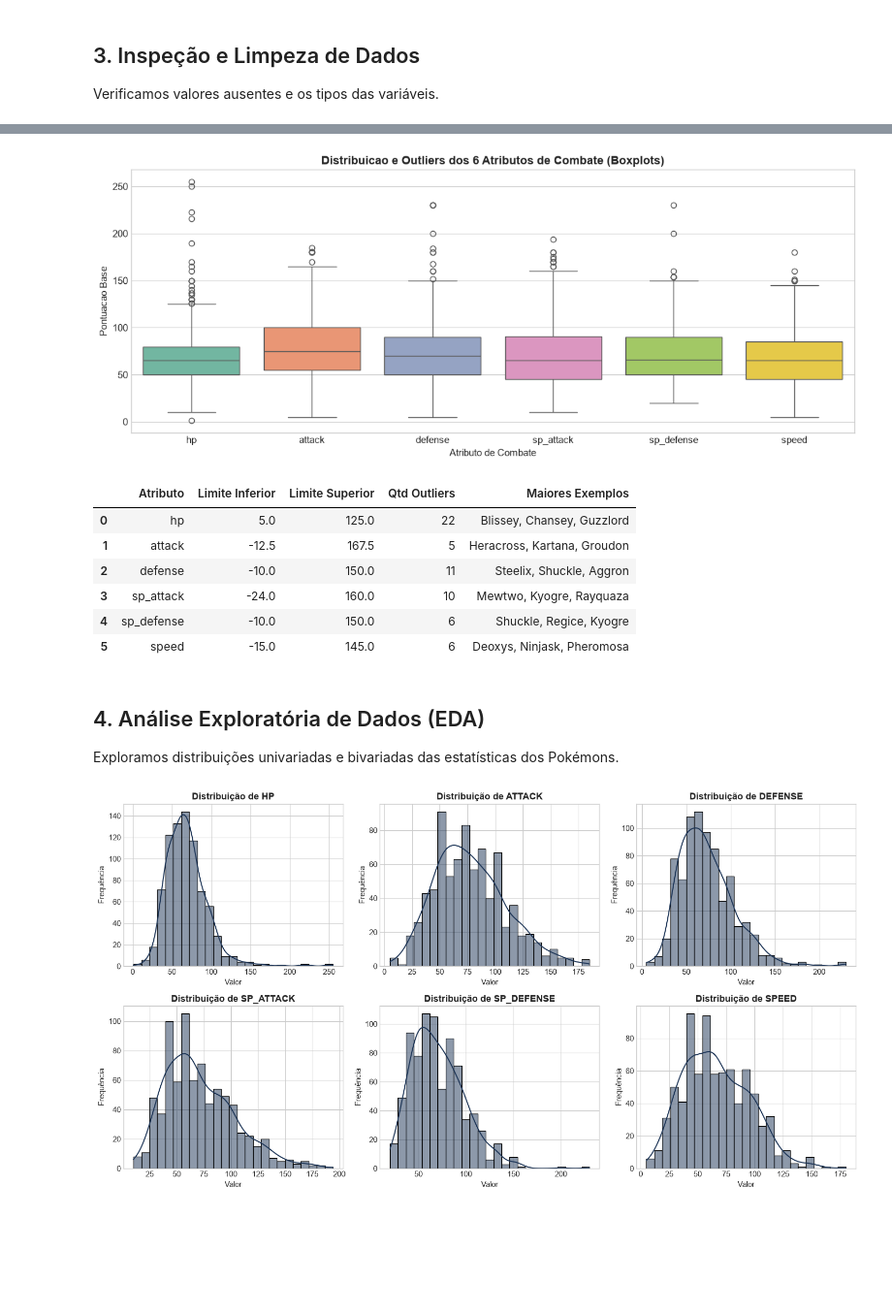
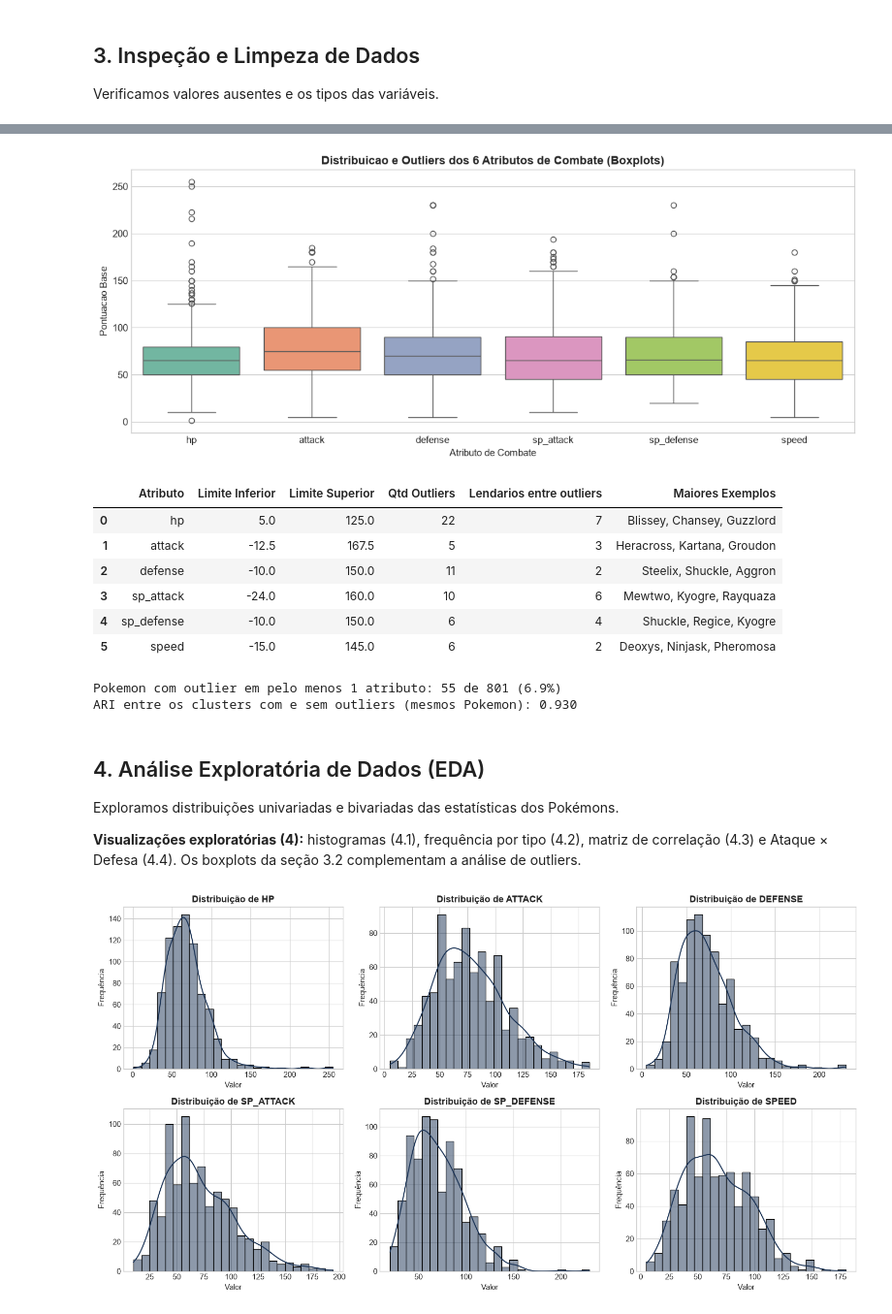
Before and after one commit to gabimontcruz/Projeto_AVD, a Jupyter notebook: src/parte_especifica/eda.ipynb, the cells around one changed output, grey strips where cells are left out. Shown at 97% size. Cells and saved outputs as stored; diff of their text form; code cells hidden in the pictures; blank space fills up the shorter version.

```diff
--- a/src/parte_especifica/eda.ipynb
+++ b/src/parte_especifica/eda.ipynb
@@ -93,12 +195,21 @@ dtype: int64
 # %%
-# Tratamento de nulos em altura e peso e padronização de textos
+# [IA] Claude (Antigravity) – Tratamento dos dados faltantes conforme o diagnostico da secao 3.1
 df['height_m'] = pd.to_numeric(df['height_m'], errors='coerce')
 df['weight_kg'] = pd.to_numeric(df['weight_kg'], errors='coerce')
-df['height_m'] = df['height_m'].fillna(df['height_m'].median())
-df['weight_kg'] = df['weight_kg'].fillna(df['weight_kg'].median())
-df['type2'] = df['type2'].fillna('None')
 
-# Estatísticas resumo das variáveis de combate
+# Altura/peso: NAO imputamos (ausencia ligada a formas alternativas; colunas fora do K-Means)
+df['forma_alternativa_sem_medida'] = df['height_m'].isna()
+
+# type2: ausencia estrutural -> categoria explicita
+df['type2'] = df['type2'].fillna('Nenhum')
+
+# percentage_male: ausencia estrutural (sem genero) -> flag, sem imputacao
+df['sem_genero'] = df['percentage_male'].isna()
+
+print('Nulos restantes (intencionais):')
+print(df[['height_m', 'weight_kg', 'percentage_male', 'type2']].isnull().sum())
+
+# Estatisticas resumo das variaveis de combate (sem nenhum nulo)
 combat_stats = ['hp', 'attack', 'defense', 'sp_attack', 'sp_defense', 'speed', 'base_total']
 df[combat_stats].describe().round(2)
 # %% [output]
@@ -162,43 +249,70 @@ Avaliamos a presença de valores extremos nos 6 atributos de combate usando boxp
 # [IA] Gemini – Deteccao de outliers por IQR e visualizacao em boxplots dos atributos de combate
 stats_combate = ['hp', 'attack', 'defense', 'sp_attack', 'sp_defense', 'speed']
 fig, ax = plt.subplots(figsize=(12, 5))
 sns.boxplot(data=df[stats_combate], palette='Set2', ax=ax)
 ax.set_title('Distribuicao e Outliers dos 6 Atributos de Combate (Boxplots)', fontsize=13, fontweight='bold')
 ax.set_xlabel('Atributo de Combate')
 ax.set_ylabel('Pontuacao Base')
 plt.tight_layout()
 plt.savefig(os.path.join('..', '..', 'out', 'parte_especifica', '7_boxplots_outliers.png'), dpi=150)
 plt.show()
 
 resumo_outliers = []
 for col in stats_combate:
     q1 = df[col].quantile(0.25)
     q3 = df[col].quantile(0.75)
     iqr = q3 - q1
     lim_inf = q1 - 1.5 * iqr
     lim_sup = q3 + 1.5 * iqr
     mask = (df[col] < lim_inf) | (df[col] > lim_sup)
     exemplos = df[mask].nlargest(3, col)['name'].tolist()
     resumo_outliers.append({
         'Atributo': col,
         'Limite Inferior': round(lim_inf, 1),
         'Limite Superior': round(lim_sup, 1),
         'Qtd Outliers': int(mask.sum()),
+        'Lendarios entre outliers': int(df[mask]['is_legendary'].sum()),
         'Maiores Exemplos': ', '.join(exemplos)
     })
 display(pd.DataFrame(resumo_outliers))
 # %% [output]
 [figure]
-|  | Atributo | Limite Inferior | Limite Superior | Qtd Outliers | Maiores Exemplos |
-| 0 | hp | 5.0 | 125.0 | 22 | Blissey, Chansey, Guzzlord |
-| 1 | attack | -12.5 | 167.5 | 5 | Heracross, Kartana, Groudon |
-| 2 | defense | -10.0 | 150.0 | 11 | Steelix, Shuckle, Aggron |
-| 3 | sp_attack | -24.0 | 160.0 | 10 | Mewtwo, Kyogre, Rayquaza |
-| 4 | sp_defense | -10.0 | 150.0 | 6 | Shuckle, Regice, Kyogre |
-| 5 | speed | -15.0 | 145.0 | 6 | Deoxys, Ninjask, Pheromosa |
+|  | Atributo | Limite Inferior | Limite Superior | Qtd Outliers | Lendarios entre outliers | Maiores Exemplos |
+| 0 | hp | 5.0 | 125.0 | 22 | 7 | Blissey, Chansey, Guzzlord |
+| 1 | attack | -12.5 | 167.5 | 5 | 3 | Heracross, Kartana, Groudon |
+| 2 | defense | -10.0 | 150.0 | 11 | 2 | Steelix, Shuckle, Aggron |
+| 3 | sp_attack | -24.0 | 160.0 | 10 | 6 | Mewtwo, Kyogre, Rayquaza |
+| 4 | sp_defense | -10.0 | 150.0 | 6 | 4 | Shuckle, Regice, Kyogre |
+| 5 | speed | -15.0 | 145.0 | 6 | 2 | Deoxys, Ninjask, Pheromosa |
+# %%
+# [IA] Claude (Antigravity) – Teste de sensibilidade do K-Means (k = 4) a presenca de outliers
+from sklearn.metrics import adjusted_rand_score
+
+stats_combate = ['hp', 'attack', 'defense', 'sp_attack', 'sp_defense', 'speed']
+mask_any = np.zeros(len(df), dtype=bool)
+for col in stats_combate:
+    q1, q3 = df[col].quantile([0.25, 0.75])
+    iqr = q3 - q1
+    mask_any |= ((df[col] < q1 - 1.5 * iqr) | (df[col] > q3 + 1.5 * iqr)).to_numpy()
+
+X_all = StandardScaler().fit_transform(df[stats_combate])
+lab_all = KMeans(n_clusters=4, random_state=42, n_init=10).fit_predict(X_all)
+
+df_sem_out = df.loc[~mask_any, stats_combate]
+X_sem = StandardScaler().fit_transform(df_sem_out)
+lab_sem = KMeans(n_clusters=4, random_state=42, n_init=10).fit_predict(X_sem)
+
+ari = adjusted_rand_score(lab_all[~mask_any], lab_sem)
+print(f'Pokemon com outlier em pelo menos 1 atributo: {mask_any.sum()} de {len(df)} ({mask_any.mean()*100:.1f}%)')
+print(f'ARI entre os clusters com e sem outliers (mesmos Pokemon): {ari:.3f}')
+# %% [output]
+Pokemon com outlier em pelo menos 1 atributo: 55 de 801 (6.9%)
+ARI entre os clusters com e sem outliers (mesmos Pokemon): 0.930
 # %% [markdown]
 ## 4. Análise Exploratória de Dados (EDA)
 Exploramos distribuições univariadas e bivariadas das estatísticas dos Pokémons.
+
+**Visualizações exploratórias (4):** histogramas (4.1), frequência por tipo (4.2), matriz de correlação (4.3) e Ataque × Defesa (4.4). Os boxplots da seção 3.2 complementam a análise de outliers.
 # %%
 # 4.1 Distribuição dos Atributos de Combate (Histogramas)
 fig, axes = plt.subplots(2, 3, figsize=(15, 8))
```
Also changed, not shown: parts of 22 cells of this notebook, 10 other files.
